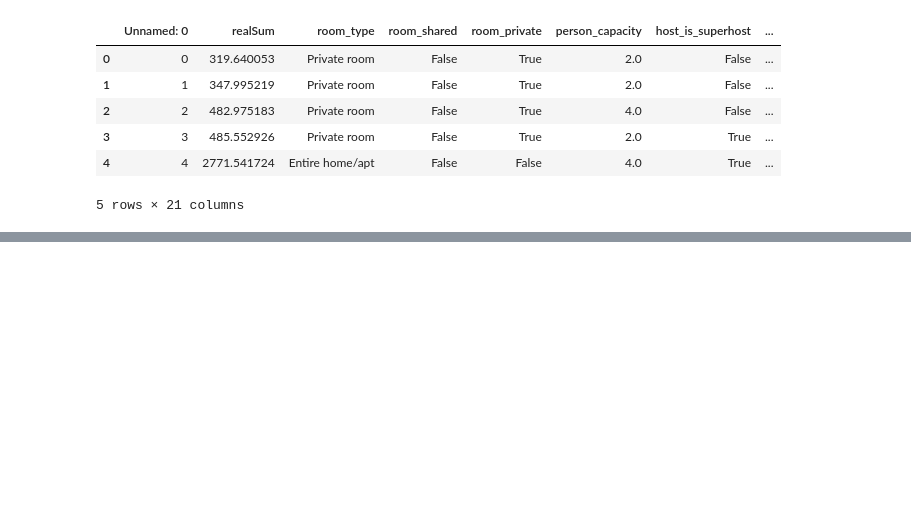
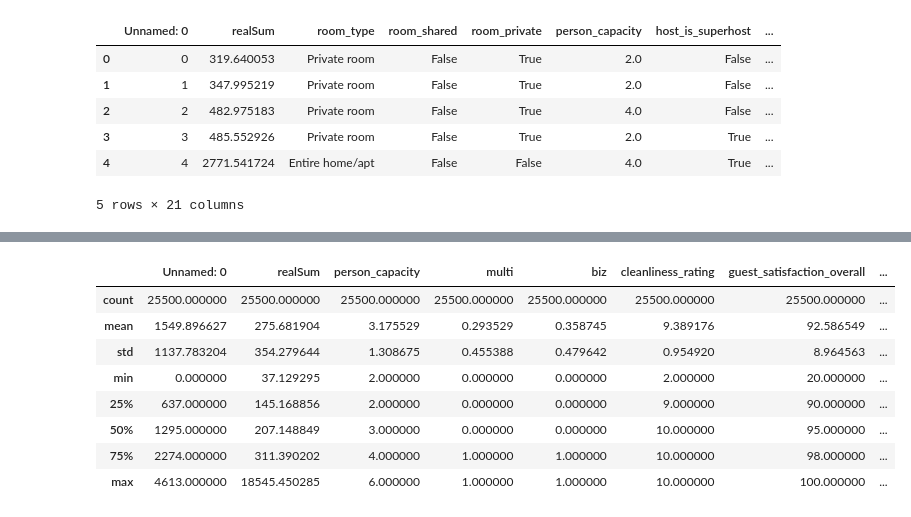
Before and after one commit to walleceoli/airbnb-europe-insights-, a Jupyter notebook: analise.ipynb, the cells around one changed output, grey strips where cells are left out. Cells and saved outputs as stored; diff of their text form; code cells hidden in the pictures; blank space fills up the shorter version.

```diff
--- a/analise.ipynb
+++ b/analise.ipynb
@@ -173,0 +216,12 @@ df_dados_FimDeSemana.head()
+# %%
+df_dados_diarios.describe()
+# %% [output]
+|  | Unnamed: 0 | realSum | person_capacity | multi | biz | cleanliness_rating | guest_satisfaction_overall | ... |
+| count | 25500.000000 | 25500.000000 | 25500.000000 | 25500.000000 | 25500.000000 | 25500.000000 | 25500.000000 | ... |
+| mean | 1549.896627 | 275.681904 | 3.175529 | 0.293529 | 0.358745 | 9.389176 | 92.586549 | ... |
+| std | 1137.783204 | 354.279644 | 1.308675 | 0.455388 | 0.479642 | 0.954920 | 8.964563 | ... |
+| min | 0.000000 | 37.129295 | 2.000000 | 0.000000 | 0.000000 | 2.000000 | 20.000000 | ... |
+| 25% | 637.000000 | 145.168856 | 2.000000 | 0.000000 | 0.000000 | 9.000000 | 90.000000 | ... |
+| 50% | 1295.000000 | 207.148849 | 3.000000 | 0.000000 | 0.000000 | 10.000000 | 95.000000 | ... |
+| 75% | 2274.000000 | 311.390202 | 4.000000 | 1.000000 | 1.000000 | 10.000000 | 98.000000 | ... |
+| max | 4613.000000 | 18545.450285 | 6.000000 | 1.000000 | 1.000000 | 10.000000 | 100.000000 | ... |
```
Also changed, not shown: parts of 7 cells of this notebook.
